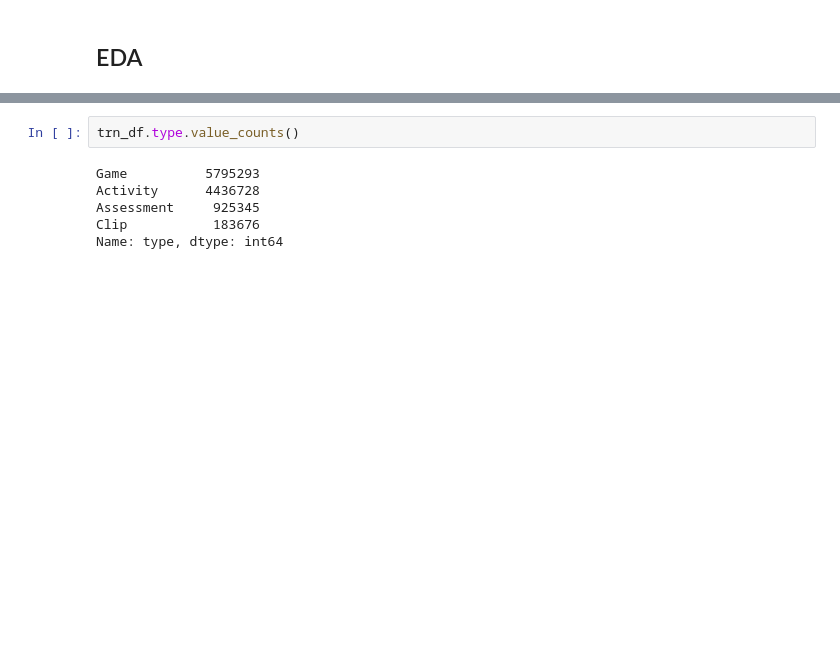
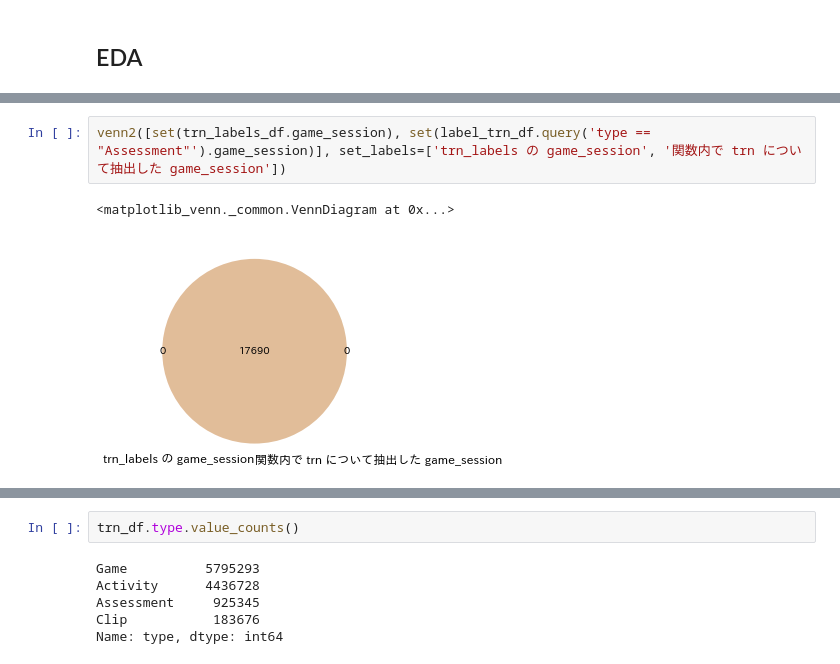
Before and after one commit to guchio3/kaggle-dsb-2019, a Jupyter notebook: notebooks/e000_eda.ipynb, the cells around one changed output, grey strips where cells are left out. Cells and saved outputs as stored; diff of their text form; blank space fills up the shorter version.

```diff
--- a/notebooks/e000_eda.ipynb
+++ b/notebooks/e000_eda.ipynb
@@ -79,0 +174,5 @@ trn_df.head()
+# %%
+venn2([set(trn_labels_df.game_session), set(label_trn_df.query('type == "Assessment"').game_session)], set_labels=['trn_labels の game_session', '関数内で trn について抽出した game_session'])
+# %% [output]
+<matplotlib_venn._common.VennDiagram at 0x...>
+[figure, added]
```
Also changed, not shown: parts of 29 cells of this notebook, 1 other file.
